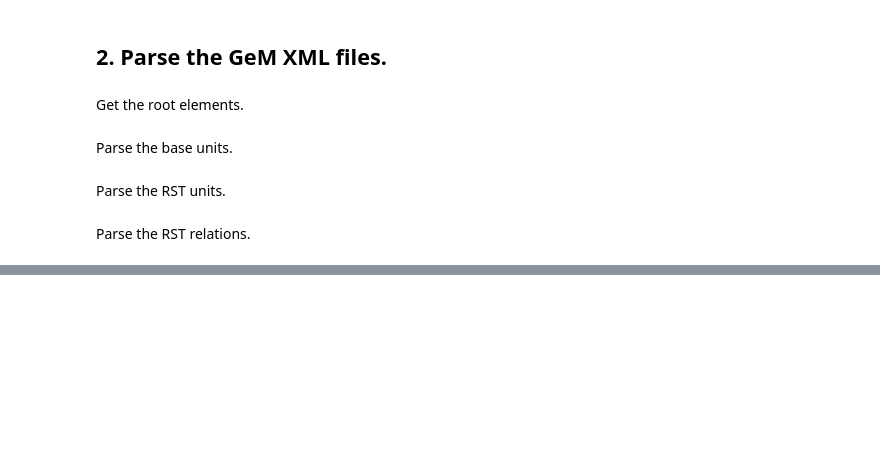
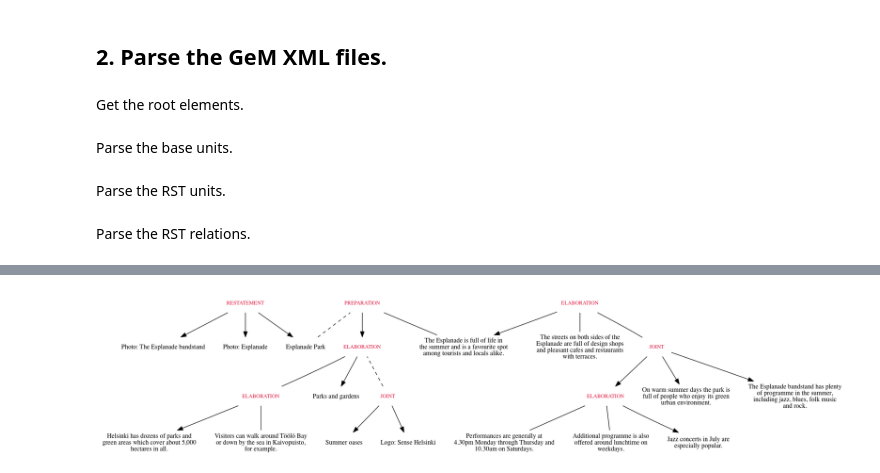
Before and after one commit to thiippal/gem-tools, a Jupyter notebook: visualize_rst.ipynb, the cells around one changed output, grey strips where cells are left out. Drawn from its saved outputs; the diff is of its cells as text; code cells hidden in the pictures; blank space fills up the shorter version.

```diff
--- a/visualize_rst.ipynb
+++ b/visualize_rst.ipynb
@@ -100,0 +116,4 @@ rst_graph.draw("test.png", format = "png", prog = 'dot')
+# %%
+Image('graph.png')
+# %% [output]
+[figure, added]
```
Also changed, not shown: parts of 18 cells of this notebook, 2 other files.
